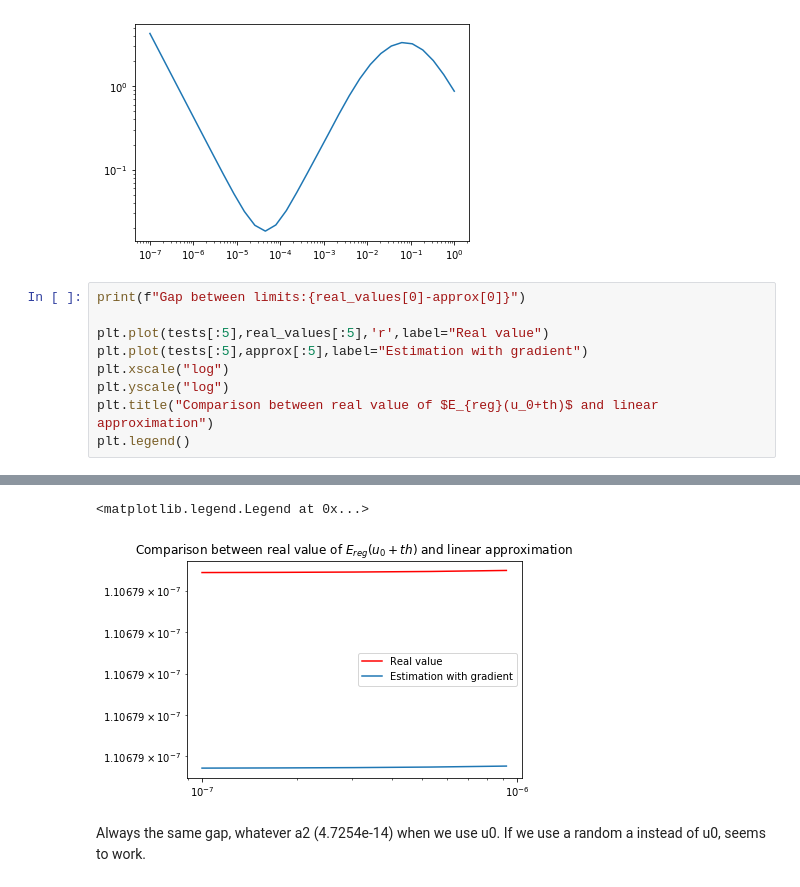
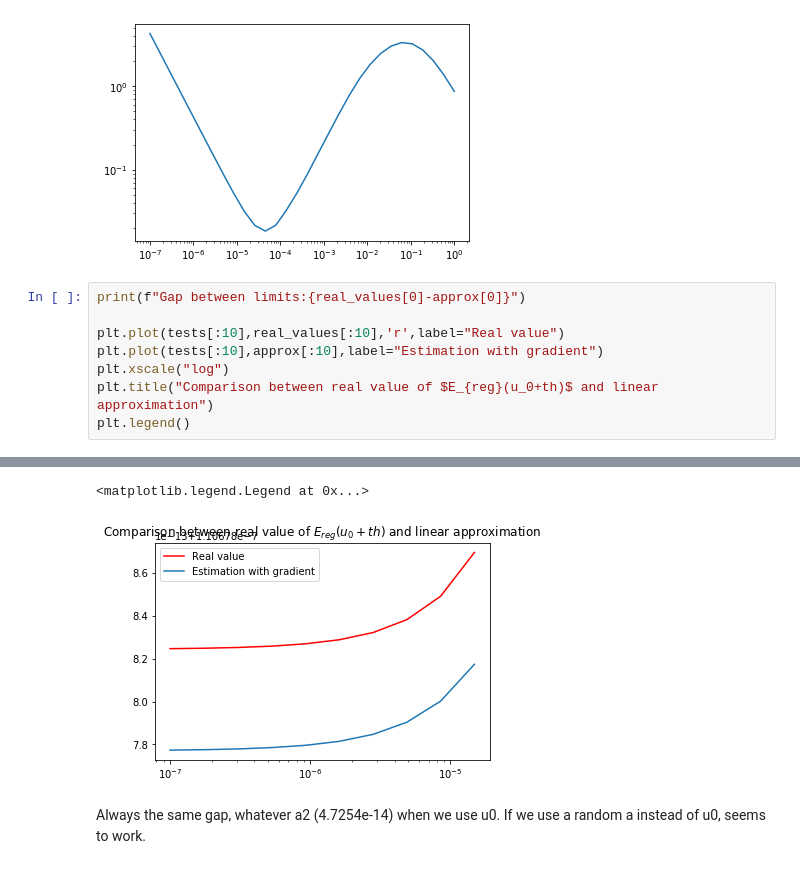
Before and after one commit to Biagig/Learning-Sampling-Pattern, a Jupyter notebook: Upper Level.ipynb, the cells around one changed output, grey strips where cells are left out. Drawn from its saved outputs; the diff is of its cells as text.

```diff
--- a/Upper Level.ipynb
+++ b/Upper Level.ipynb
@@ -185,10 +185,9 @@ plt.yscale("log")
 # %%
 print(f"Gap between limits:{real_values[0]-approx[0]}")
 
-plt.plot(tests[:5],real_values[:5],'r',label="Real value")
-plt.plot(tests[:5],approx[:5],label="Estimation with gradient")
+plt.plot(tests[:10],real_values[:10],'r',label="Real value")
+plt.plot(tests[:10],approx[:10],label="Estimation with gradient")
 plt.xscale("log")
-plt.yscale("log")
 plt.title("Comparison between real value of $E_{reg}(u_0+th)$ and linear approximation")
 plt.legend()
 # %% [output]
@@ -196,5 +195,5 @@ Gap between limits:4.7254233456781e-14
 <matplotlib.legend.Legend at 0x...>
-[figure, old version]
+[figure, new version]
 # %% [markdown]
 Always the same gap, whatever a2 (4.7254e-14) when we use u0. If we use a random a instead of u0, seems to work.
 # %%
```
Also changed, not shown: parts of 19 cells of this notebook.
